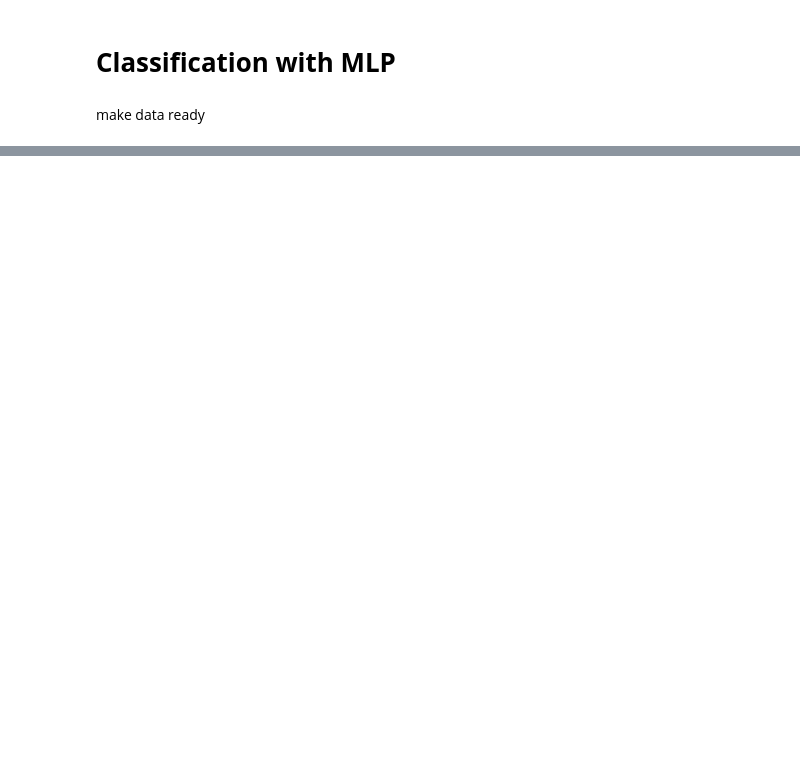
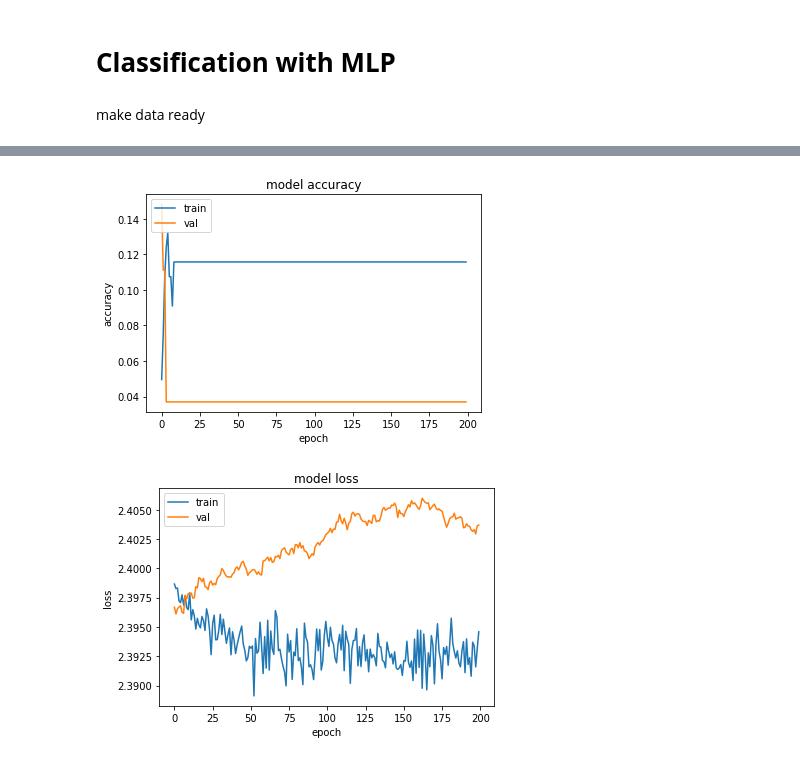
Before and after one commit to ZahraDehghanian97/Self_Organizing_Map, a Jupyter notebook: SOFM.ipynb, the cells around one changed output, grey strips where cells are left out. Saved outputs shown, nothing was run; the diff lists cells and outputs as text; code cells hidden in the pictures; blank space fills up the shorter version.

```diff
--- a/SOFM.ipynb
+++ b/SOFM.ipynb
@@ -249,6 +255,0 @@ new_X = np.array(new_X)
-# %%
-mlp = MLPClassifier(hidden_layer_sizes=(50,25,11), max_iter=100, alpha=1e-4,
-                    solver='sgd', verbose=True, random_state=1,learning_rate_init=0.1)
-mlp.fit(X_train, y_train)
-print("Training set score: %f" % mlp.score(X_train, y_train))
-print("Test set score: %f" % mlp.score(X_test, y_test))
@@ -270,0 +258,13 @@ Test set score: 0.000000
+# %%
+# create model
+model = keras.models.Sequential()
+model.add(keras.Input(shape=(new_X.shape[1],)))
+model.add(keras.layers.Dense(30, activation='relu'))
+model.add(keras.layers.Dropout(0.5))
+model.add(keras.layers.Dense(len(unique_value), activation='softmax'))
+# Compile model
+model.compile(loss='sparse_categorical_crossentropy', optimizer='adam', metrics=[keras.metrics.SparseCategoricalAccuracy()])
+model.summary()
+
+# Training model
+history = model.fit(new_X_train, y_train,verbose=2, batch_size=5, epochs= 200, validation_split= 0.18)
@@ -270,0 +289,30 @@ Test set score: 0.000000
+# %%
+# plot model accuracy and loss
+# accuracy
+plt.plot(history.history['sparse_categorical_accuracy'])
+plt.plot(history.history['val_sparse_categorical_accuracy'])
+plt.title('model accuracy')
+plt.ylabel('accuracy')
+plt.xlabel('epoch')
+plt.legend(['train', 'val'], loc='upper left')
+plt.show()
+# loss
+plt.plot(history.history['loss'])
+plt.plot(history.history['val_loss'])
+plt.title('model loss')
+plt.ylabel('loss')
+plt.xlabel('epoch')
+plt.legend(['train', 'val'], loc='upper left')
+plt.show()
+
+# evaluating
+test_loss, test_acc = model.evaluate(new_X_test, y_test, verbose = 2)
+# # Predicting labels
+# predicted_values = model.predict(new_X_test)
+# predicted_classes = np.where(predicted_values > 0.5, 1, 0)
+# # visualize confusion matrix
+# tn, fp, fn, tp = confusion_matrix(y_test, predicted_classes[:,0]).ravel()
+# print('tn = ',tn , '\t','fp = ',fp , '\t','fn = ',fn , '\t','tp = ',tp )
+# %% [output]
+[figure, added]
+[figure, added]
```
Also changed, not shown: parts of 8 cells of this notebook.
